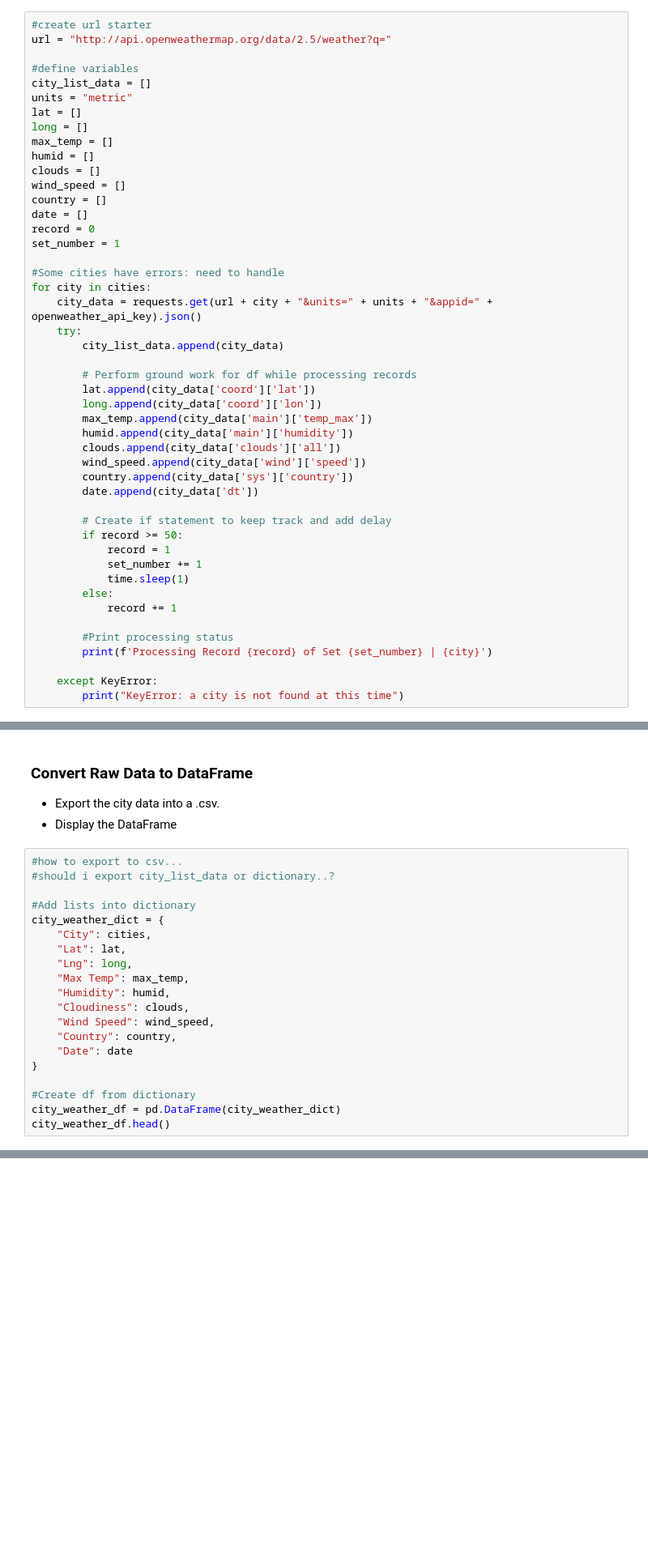
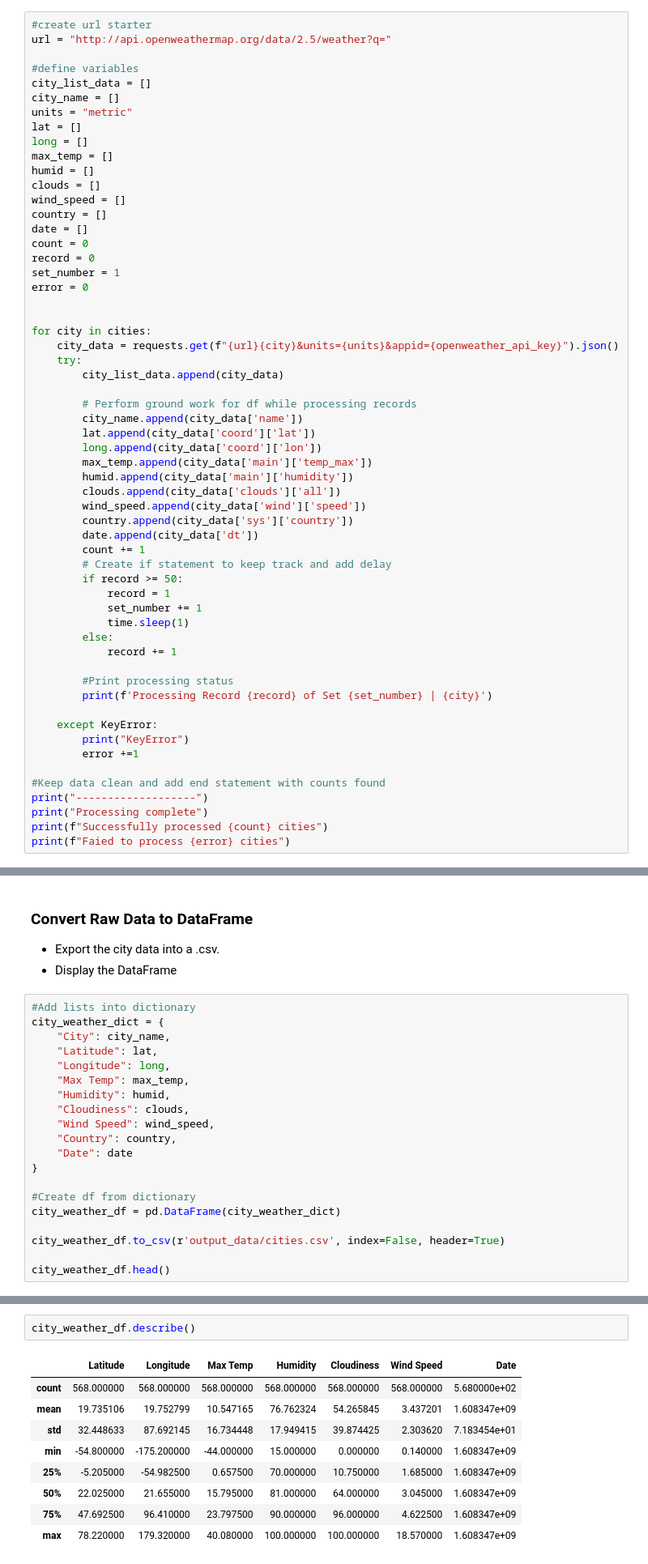
Before and after one commit to FAufenger/Python-API-Weather, a Jupyter notebook: WeatherPY/WeatherPy.ipynb, the cells around one changed output, grey strips where cells are left out. Shown at 81% size. Drawn from its saved outputs; the diff is of its cells as text; blank space fills up the shorter version.

Commit message:
test commit
yet to find humidity over 100
moving to plotting the data

```diff
--- a/WeatherPY/WeatherPy.ipynb
+++ b/WeatherPY/WeatherPy.ipynb
@@ -60,6 +60,7 @@ url = "http://api.openweathermap.org/data/2.5/weather?q="
 
 #define variables
 city_list_data = []
+city_name = []
 units = "metric"
 lat = []
 long = []
@@ -69,16 +70,19 @@ clouds = []
 wind_speed = []
 country = []
 date = []
+count = 0
 record = 0
 set_number = 1
+error = 0
 
-#Some cities have errors: need to handle
+
 for city in cities:
-    city_data = requests.get(url + city + "&units=" + units + "&appid=" + openweather_api_key).json()
+    city_data = requests.get(f"{url}{city}&units={units}&appid={openweather_api_key}").json()
     try:
         city_list_data.append(city_data)
 
         # Perform ground work for df while processing records
+        city_name.append(city_data['name'])
         lat.append(city_data['coord']['lat'])
         long.append(city_data['coord']['lon'])
         max_temp.append(city_data['main']['temp_max'])
@@ -87,7 +91,7 @@ for city in cities:
         wind_speed.append(city_data['wind']['speed'])
         country.append(city_data['sys']['country'])
         date.append(city_data['dt'])
-
+        count += 1
         # Create if statement to keep track and add delay
         if record >= 50:
             record = 1
@@ -100,5 +104,12 @@ for city in cities:
         print(f'Processing Record {record} of Set {set_number} | {city}')
 
     except KeyError:
-        print("KeyError: a city is not found at this time")
+        print("KeyError")
+        error +=1
+
+#Keep data clean and add end statement with counts found
+print("-------------------")
+print("Processing complete")
+print(f"Successfully processed {count} cities")
+print(f"Faied to process {error} cities")
 # %% [output]
@@ -124,14 +135,11 @@ Processing Record 26 of Set 11 | lethem
 * Export the city data into a .csv.
 * Display the DataFrame
 # %%
-#how to export to csv...
-#should i export city_list_data or dictionary..?
-
 #Add lists into dictionary
 city_weather_dict = {
-    "City": cities,
-    "Lat": lat,
-    "Lng": long,
+    "City": city_name,
+    "Latitude": lat,
+    "Longitude": long,
     "Max Temp": max_temp,
     "Humidity": humid,
     "Cloudiness": clouds,
@@ -142,5 +150,8 @@ city_weather_dict = {
 
 #Create df from dictionary
 city_weather_df = pd.DataFrame(city_weather_dict)
+
+city_weather_df.to_csv(r'output_data/cities.csv', index=False, header=True)
+
 city_weather_df.head()
 # %% [output]
@@ -163,3 +168,15 @@ Skip this step if there are no cities that have humidity > 100%.
+# %%
+city_weather_df.describe()
+# %% [output]
+|  | Latitude | Longitude | Max Temp | Humidity | Cloudiness | Wind Speed | Date |
+| count | 568.000000 | 568.000000 | 568.000000 | 568.000000 | 568.000000 | 568.000000 | 5.680000e+02 |
+| mean | 19.735106 | 19.752799 | 10.547165 | 76.762324 | 54.265845 | 3.437201 | 1.608347e+09 |
+| std | 32.448633 | 87.692145 | 16.734448 | 17.949415 | 39.874425 | 2.303620 | 7.183454e+01 |
+| min | -54.800000 | -175.200000 | -44.000000 | 15.000000 | 0.000000 | 0.140000 | 1.608347e+09 |
+| 25% | -5.205000 | -54.982500 | 0.657500 | 70.000000 | 10.750000 | 1.685000 | 1.608347e+09 |
+| 50% | 22.025000 | 21.655000 | 15.795000 | 81.000000 | 64.000000 | 3.045000 | 1.608347e+09 |
+| 75% | 47.692500 | 96.410000 | 23.797500 | 90.000000 | 96.000000 | 4.622500 | 1.608347e+09 |
+| max | 78.220000 | 179.320000 | 40.080000 | 100.000000 | 100.000000 | 18.570000 | 1.608347e+09 |
 # %%
 #  Get the indices of cities that have humidity over 100%.
 # %% [output]
```
Also changed, not shown: parts of 5 cells of this notebook, 1 other file.
